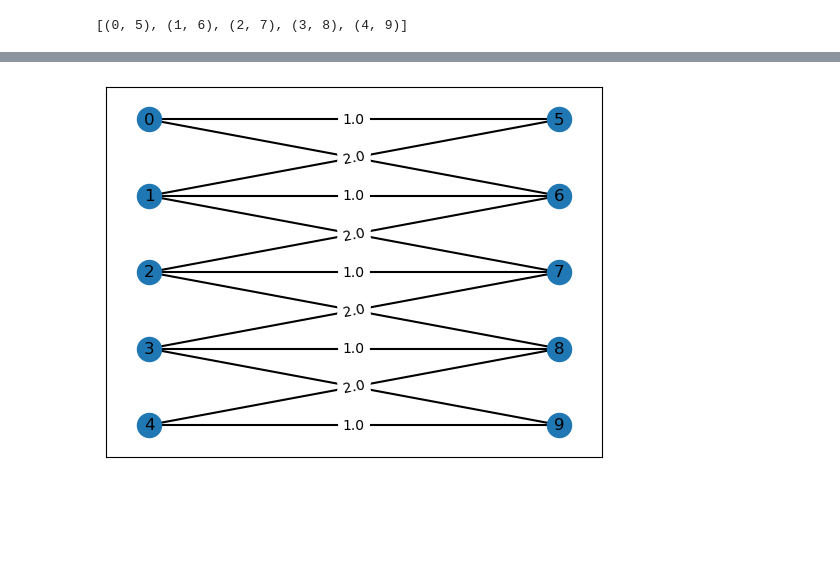
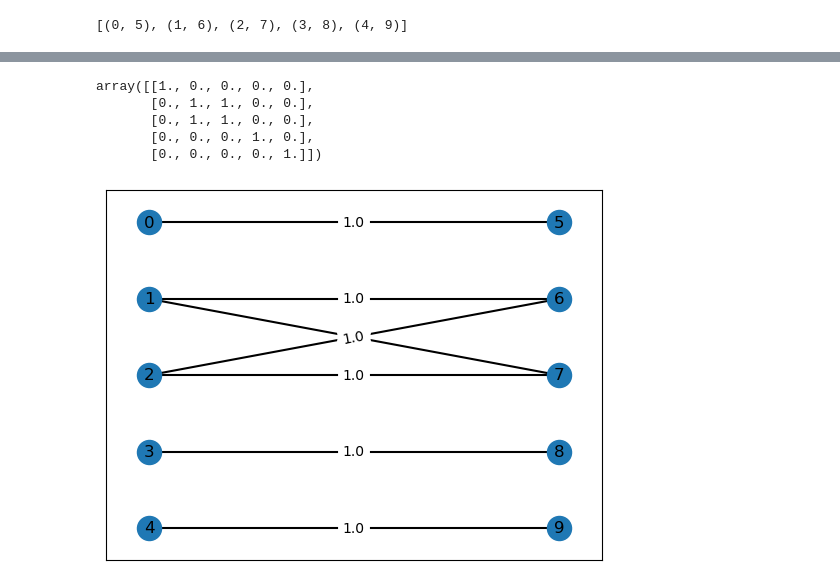
Before and after one commit to yessergire/gumbel-sampler, a Jupyter notebook: Bipartite Graphs.ipynb, the cells around one changed output, grey strips where cells are left out. Cells and saved outputs as stored; diff of their text form; code cells hidden in the pictures; blank space fills up the shorter version.

```diff
--- a/Bipartite Graphs.ipynb
+++ b/Bipartite Graphs.ipynb
@@ -191,5 +210,21 @@ draw_bipartite(G, match=match_t, show_weights=False)
 # %%
-g = bipartite.from_biadjacency_matrix(biadjacency)
-draw_bipartite(g)
+n = 5
+biadjacency = np.zeros((n,n))
+I = np.arange(n)
+biadjacency[I, I] = 1
+
+#biadjacency[1,1] = biadjacency[2,2] = 0
+biadjacency[2,1] = biadjacency[1,2] = 1
+
+g = bipartite.from_biadjacency_matrix(sp.sparse.csc_array(biadjacency))
+#draw_bipartite(g)
+
+draw_bipartite(g, top_nodes=I, bottom_nodes=I+n)
+biadjacency
 # %% [output]
+array([[1., 0., 0., 0., 0.],
+       [0., 1., 1., 0., 0.],
+       [0., 1., 1., 0., 0.],
+       [0., 0., 0., 1., 0.],
+       [0., 0., 0., 0., 1.]])
-[figure, old version]
+[figure, new version]
```
Also changed, not shown: parts of 16 cells of this notebook, 9 other files.
